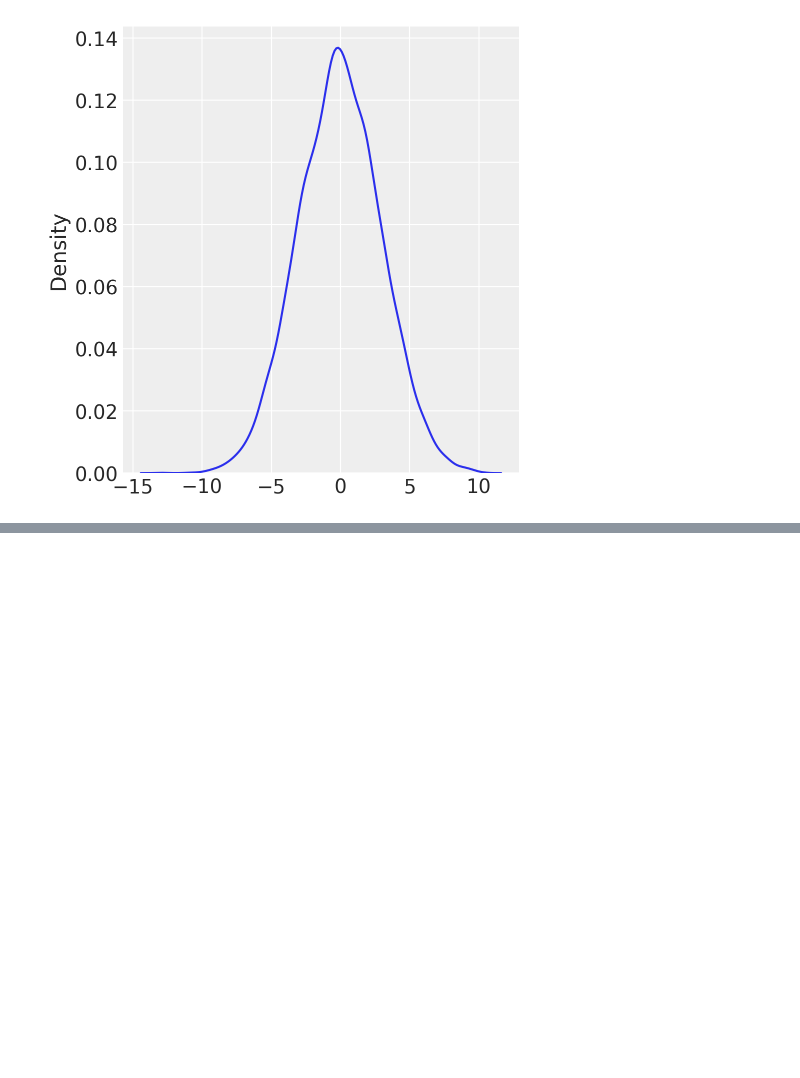
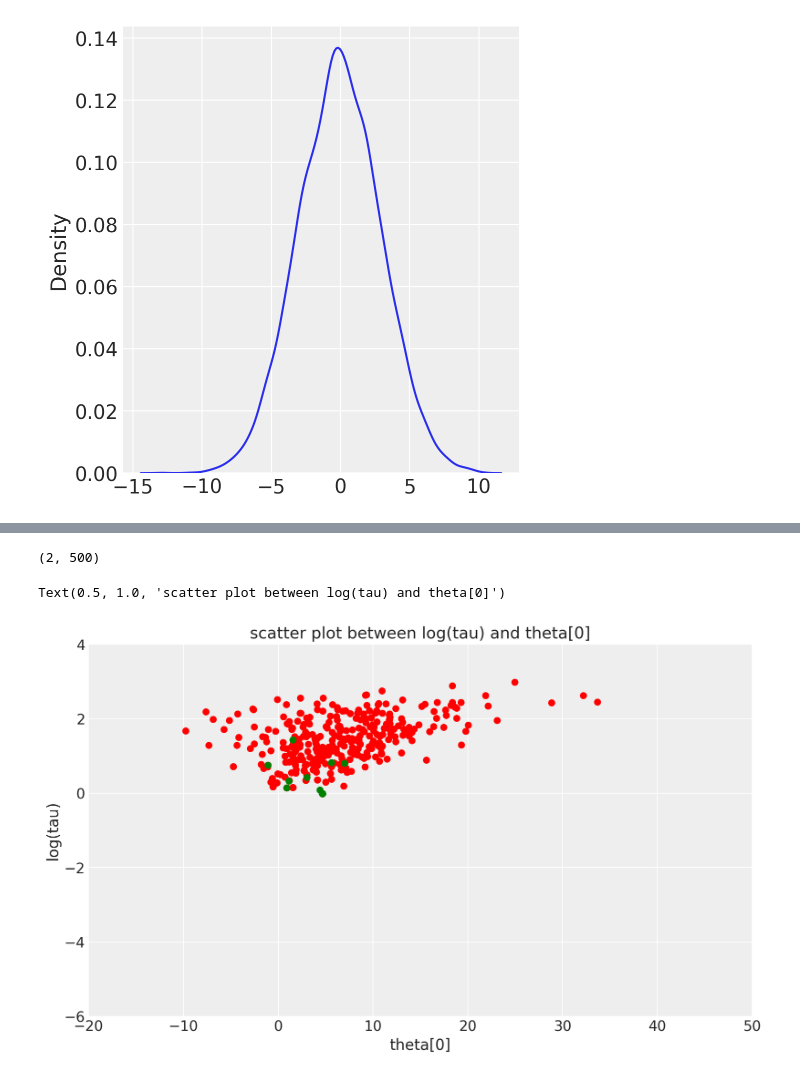
Before and after one commit to tomonari-masada/course2021-stats2, a Jupyter notebook: 05_divergent_transitions.ipynb, the cells around one changed output, grey strips where cells are left out. Drawn from its saved outputs; the diff is of its cells as text; code cells hidden in the pictures; blank space fills up the shorter version.

```diff
--- a/05_divergent_transitions.ipynb
+++ b/05_divergent_transitions.ipynb
@@ -176,0 +288,8 @@ sns.displot(y, kind="kde")
+# %%
+chain_id = 0
+# %%
+# display the total number and percentage of divergent
+divergent = short_trace.sample_stats.diverging.data[chain_id]
+print('Number of Divergent %d' % divergent.nonzero()[0].size)
+divperc = divergent.nonzero()[0].size / len(divergent)
+print('Percentage of Divergent %.5f' % divperc)
@@ -176,0 +319,17 @@ sns.displot(y, kind="kde")
+# %%
+logtau.shape
+# %% [output]
+(2, 500)
+# %%
+theta_trace = short_trace.posterior['theta'][chain_id]
+theta0 = theta_trace[:,0]
+plt.figure(figsize=(10, 6))
+plt.scatter(theta0[divergent == 0], logtau[chain_id][divergent == 0], color='r')
+plt.scatter(theta0[divergent == 1], logtau[chain_id][divergent == 1], color='g')
+plt.axis([-20, 50, -6, 4])
+plt.ylabel('log(tau)')
+plt.xlabel('theta[0]')
+plt.title('scatter plot between log(tau) and theta[0]')
+# %% [output]
+Text(0.5, 1.0, 'scatter plot between log(tau) and theta[0]')
+[figure, added]
```
Also changed, not shown: parts of 26 cells of this notebook.
